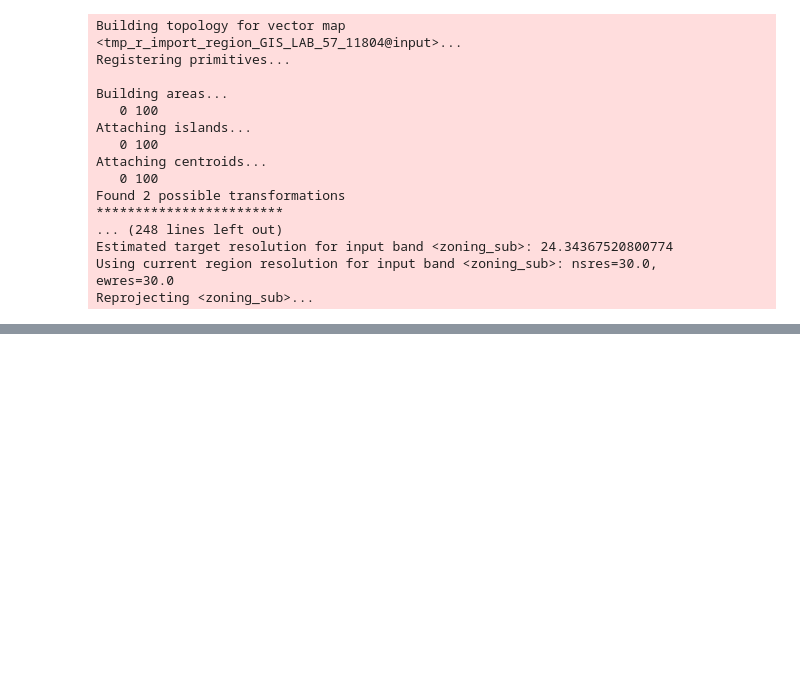
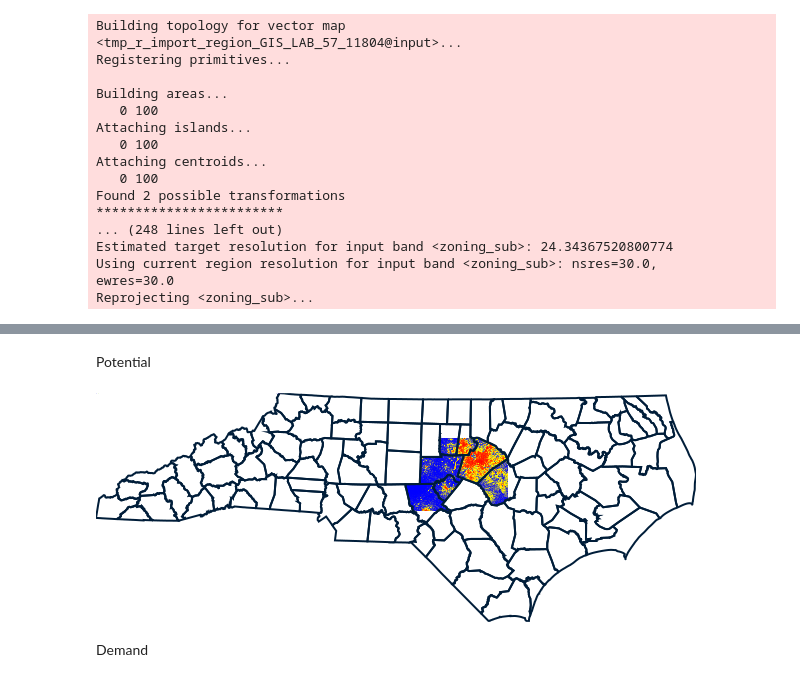
Before and after one commit to malawrim/FUTURES_zoning_prelim, a Jupyter notebook: FUTURES.ipynb, the cells around one changed output, grey strips where cells are left out. Cells and saved outputs as stored; diff of their text form; code cells hidden in the pictures; blank space fills up the shorter version.

```diff
--- a/FUTURES.ipynb
+++ b/FUTURES.ipynb
@@ -103,0 +472,8 @@ Reprojecting <zoning_sub>...
+# %%
+# sample predictors & response - weighted more in undeveloped than in newly developed
+#TODO alter number of point? and weighting - is there a way to do a weighted sample in GRASS?
+gs.run_command('r.sample.category', input='urban_change_01_21', output='sampling',
+               sampled='sa_counties,devpressure_30_05_01_2001,slope,road_dens_perc,forest_2001_smooth_perc,dist_to_water_km,dist_to_protected_km,dist_to_city_boundaries_km,dist_to_interchanges_km,dist_to_downtown_km,dist_to_planned_dev_km,dist_to_commercial_km,dist_to_industrial_km,dist_to_low_den_residential_km,dist_to_high_den_residential_km,dist_to_mixeduse_km,dist_to_nonresidential_km,dist_to_residential_km',
+               npoints=[1000, 400])
+# %% [markdown]
+Potential
@@ -103,0 +482,12 @@ Reprojecting <zoning_sub>...
+# %%
+gs.run_command('r.futures.potential', flags='d', input='sampling',
+               output='potential.csv', columns='devpressure_30_05_01_2001,slope,road_dens_perc,forest_2001_smooth_perc,dist_to_water_km,dist_to_protected_km,dist_to_city_boundaries_km,dist_to_mixeduse_km,dist_to_nonresidential_km,dist_to_residential_km',
+               developed_column='urban_change_01_21', subregions_column='sa_counties', min_variables=4)
+# %%
+gs.run_command('r.futures.potsurface', input='potential.csv', subregions='sa_counties', output='suitability')
+gs.run_command('r.colors', map='suitability', color='byr')
+show('suitability')
+# %% [output]
+[figure, added]
+# %% [markdown]
+Demand
```
Also changed, not shown: parts of 60 cells of this notebook, 6 other files.
